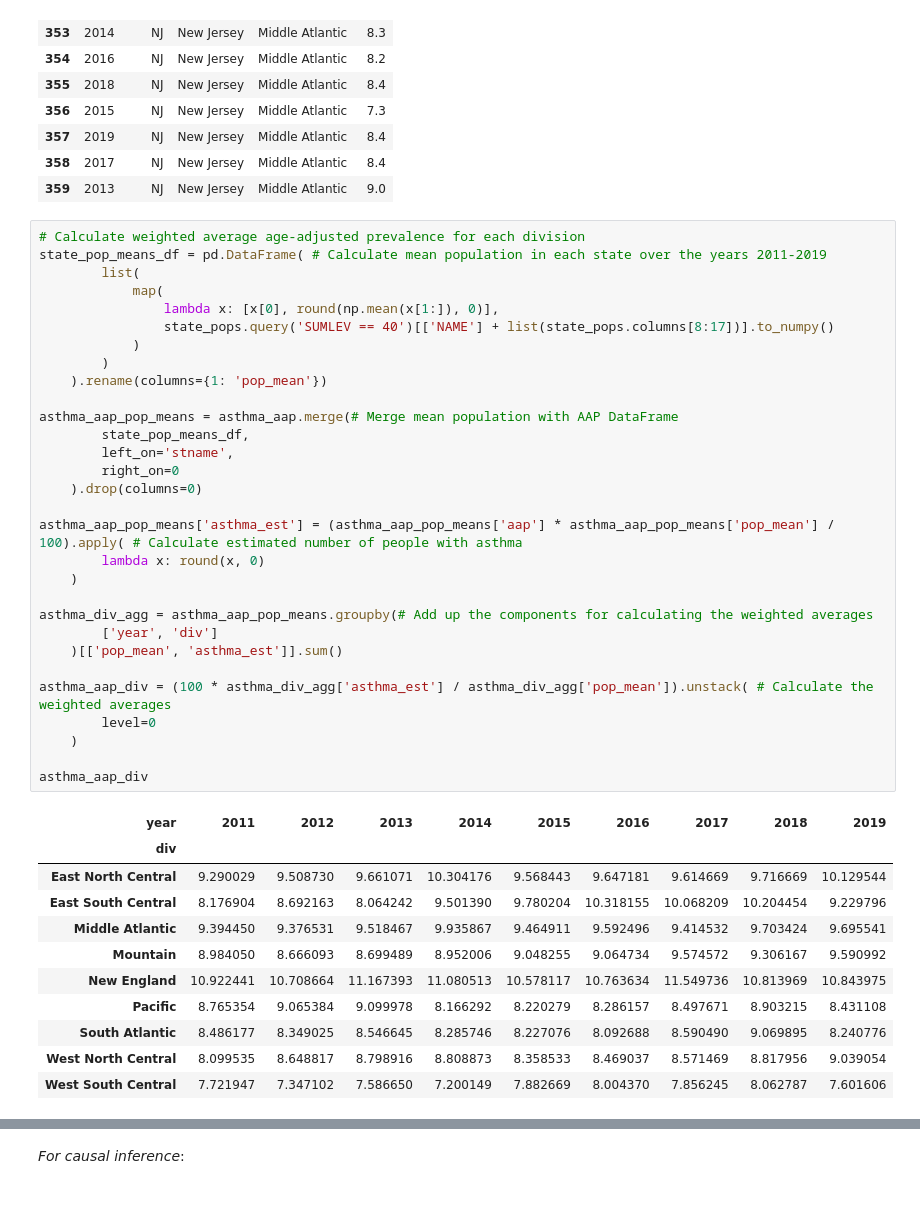
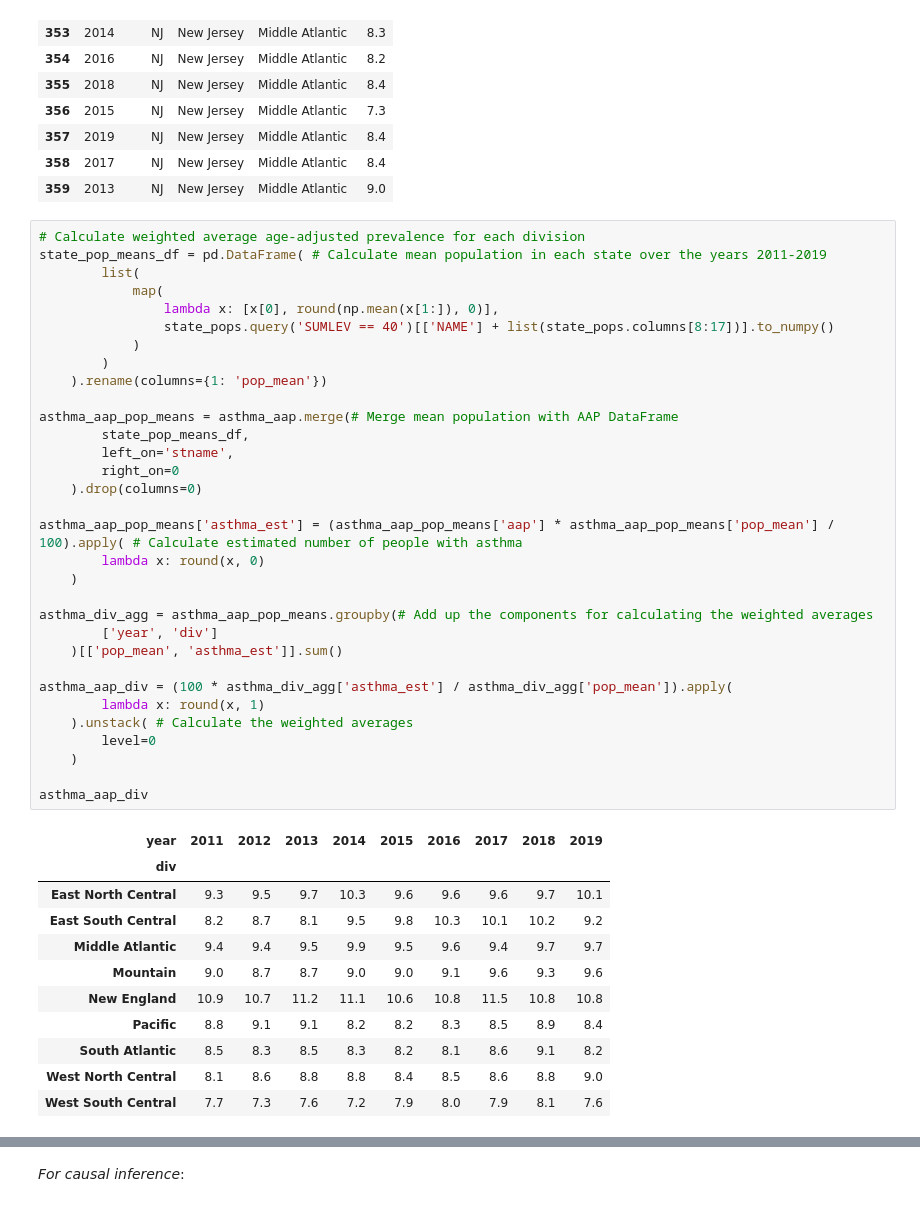
Before and after one commit to PowerOfAPoint/data102-fa21-final-proj, a Jupyter notebook: data102-steven.ipynb, the cells around one changed output, grey strips where cells are left out. Saved outputs shown, nothing was run; the diff lists cells and outputs as text.

```diff
--- a/data102-steven.ipynb
+++ b/data102-steven.ipynb
@@ -76,40 +77,42 @@ asthma_aap.query('state == "NJ"')
 state_pop_means_df = pd.DataFrame( # Calculate mean population in each state over the years 2011-2019
         list(
             map(
                 lambda x: [x[0], round(np.mean(x[1:]), 0)],
                 state_pops.query('SUMLEV == 40')[['NAME'] + list(state_pops.columns[8:17])].to_numpy()
             )
         )
     ).rename(columns={1: 'pop_mean'})
 
 asthma_aap_pop_means = asthma_aap.merge(# Merge mean population with AAP DataFrame
         state_pop_means_df,
         left_on='stname',
         right_on=0
     ).drop(columns=0)
 
 asthma_aap_pop_means['asthma_est'] = (asthma_aap_pop_means['aap'] * asthma_aap_pop_means['pop_mean'] / 100).apply( # Calculate estimated number of people with asthma
         lambda x: round(x, 0)
     )
 
 asthma_div_agg = asthma_aap_pop_means.groupby(# Add up the components for calculating the weighted averages
         ['year', 'div']
     )[['pop_mean', 'asthma_est']].sum()
 
-asthma_aap_div = (100 * asthma_div_agg['asthma_est'] / asthma_div_agg['pop_mean']).unstack( # Calculate the weighted averages
+asthma_aap_div = (100 * asthma_div_agg['asthma_est'] / asthma_div_agg['pop_mean']).apply(
+        lambda x: round(x, 1)
+    ).unstack( # Calculate the weighted averages
         level=0
     )
 
 asthma_aap_div
 # %% [output]
 | year | 2011 | 2012 | 2013 | 2014 | 2015 | 2016 | 2017 | 2018 | 2019 |
 | div |  |  |  |  |  |  |  |  |  |
-| East North Central | 9.290029 | 9.508730 | 9.661071 | 10.304176 | 9.568443 | 9.647181 | 9.614669 | 9.716669 | 10.129544 |
-| East South Central | 8.176904 | 8.692163 | 8.064242 | 9.501390 | 9.780204 | 10.318155 | 10.068209 | 10.204454 | 9.229796 |
-| Middle Atlantic | 9.394450 | 9.376531 | 9.518467 | 9.935867 | 9.464911 | 9.592496 | 9.414532 | 9.703424 | 9.695541 |
-| Mountain | 8.984050 | 8.666093 | 8.699489 | 8.952006 | 9.048255 | 9.064734 | 9.574572 | 9.306167 | 9.590992 |
-| New England | 10.922441 | 10.708664 | 11.167393 | 11.080513 | 10.578117 | 10.763634 | 11.549736 | 10.813969 | 10.843975 |
-| Pacific | 8.765354 | 9.065384 | 9.099978 | 8.166292 | 8.220279 | 8.286157 | 8.497671 | 8.903215 | 8.431108 |
-| South Atlantic | 8.486177 | 8.349025 | 8.546645 | 8.285746 | 8.227076 | 8.092688 | 8.590490 | 9.069895 | 8.240776 |
-| West North Central | 8.099535 | 8.648817 | 8.798916 | 8.808873 | 8.358533 | 8.469037 | 8.571469 | 8.817956 | 9.039054 |
-| West South Central | 7.721947 | 7.347102 | 7.586650 | 7.200149 | 7.882669 | 8.004370 | 7.856245 | 8.062787 | 7.601606 |
+| East North Central | 9.3 | 9.5 | 9.7 | 10.3 | 9.6 | 9.6 | 9.6 | 9.7 | 10.1 |
+| East South Central | 8.2 | 8.7 | 8.1 | 9.5 | 9.8 | 10.3 | 10.1 | 10.2 | 9.2 |
+| Middle Atlantic | 9.4 | 9.4 | 9.5 | 9.9 | 9.5 | 9.6 | 9.4 | 9.7 | 9.7 |
+| Mountain | 9.0 | 8.7 | 8.7 | 9.0 | 9.0 | 9.1 | 9.6 | 9.3 | 9.6 |
+| New England | 10.9 | 10.7 | 11.2 | 11.1 | 10.6 | 10.8 | 11.5 | 10.8 | 10.8 |
+| Pacific | 8.8 | 9.1 | 9.1 | 8.2 | 8.2 | 8.3 | 8.5 | 8.9 | 8.4 |
+| South Atlantic | 8.5 | 8.3 | 8.5 | 8.3 | 8.2 | 8.1 | 8.6 | 9.1 | 8.2 |
+| West North Central | 8.1 | 8.6 | 8.8 | 8.8 | 8.4 | 8.5 | 8.6 | 8.8 | 9.0 |
+| West South Central | 7.7 | 7.3 | 7.6 | 7.2 | 7.9 | 8.0 | 7.9 | 8.1 | 7.6 |
```
Also changed, not shown: parts of 20 cells of this notebook, 1 other file.
